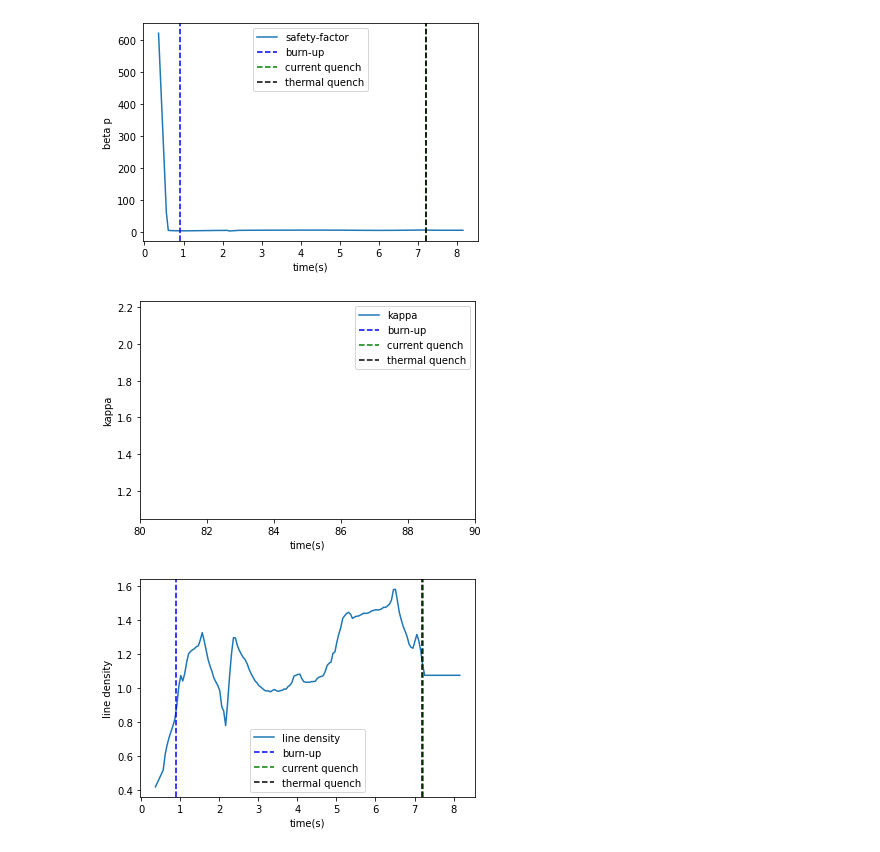
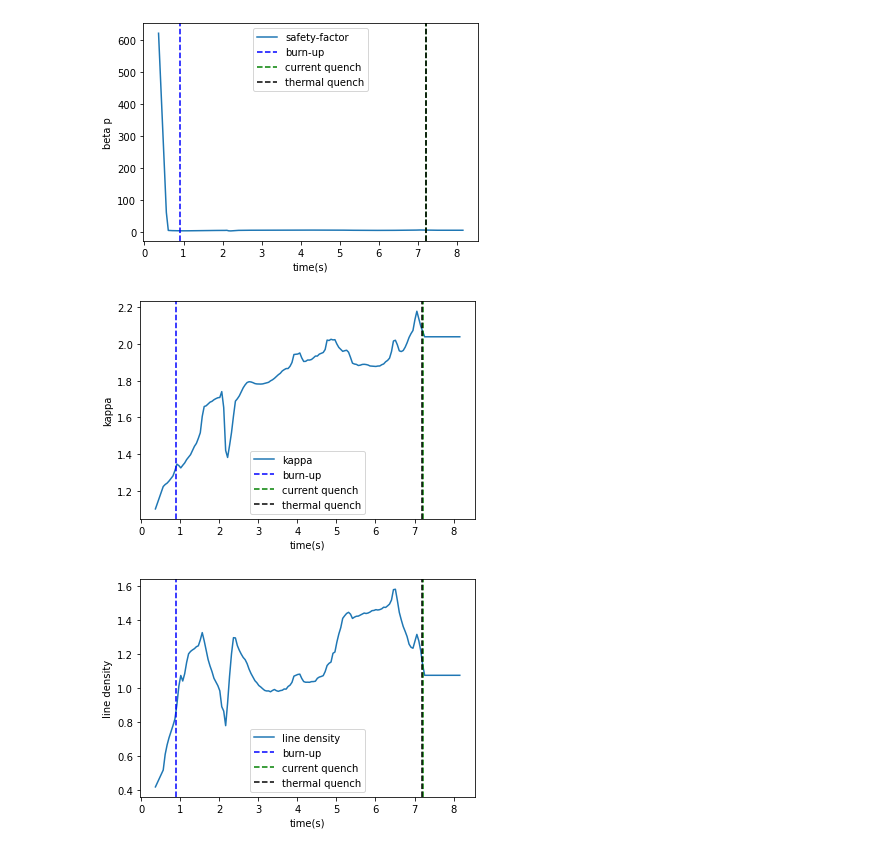
Before and after one commit to ZINZINBIN/Disruption-Prediciton-based-on-Multimodal-Deep-Learning, a Jupyter notebook: analysis_on_numerical_dataset.ipynb, the cells around one changed output. Cells and saved outputs as stored; diff of their text form; code cells hidden in the pictures.

```diff
--- a/analysis_on_numerical_dataset.ipynb
+++ b/analysis_on_numerical_dataset.ipynb
@@ -36,7 +36,7 @@ df_shot
 | 137716 | 2353 | 5.716003 | 8.159997 | -483839.093750 | 2.039504 | 0.693356 | 0.188766 | 1.047032 | 1.052390 | 1.073518 | ... | ... |
 157 rows × 83 columns
 # %%
-kstar_shot_list = pd.read_csv('./dataset/KSTAR_Disruption_Shot_List.csv')
+kstar_shot_list = pd.read_csv('./dataset/KSTAR_Disruption_Shot_List.csv', encoding = "euc-kr")
 video_shot_list = np.unique(kstar_shot_list.shot.values).tolist()
 # %%
 kstar_shot_list
@@ -115,15 +115,14 @@ plt.show()
 # %%
 plt.plot(t, kappa, label = 'kappa')
 plt.axvline(x = tftsrt, ymin = 0,  color = "blue", linestyle = "dashed", label = "burn-up")
 plt.axvline(x = tipminf, ymin = 0, color = "green", linestyle = "dashed", label = "current quench")
 plt.axvline(x = tTQend, ymin = 0, color = "black", linestyle = "dashed", label = "thermal quench")
 plt.xlabel('time(s)')
 plt.ylabel('kappa')
-plt.xlim([80,90])
 plt.legend()
 plt.show()
 # %% [output]
-[figure, old version]
+[figure, new version]
 # %%
 plt.plot(t, li, label = 'line density')
 plt.axvline(x = tftsrt, ymin = 0,  color = "blue", linestyle = "dashed", label = "burn-up")
```
Also changed, not shown: parts of 8 cells of this notebook, 4 other files.
